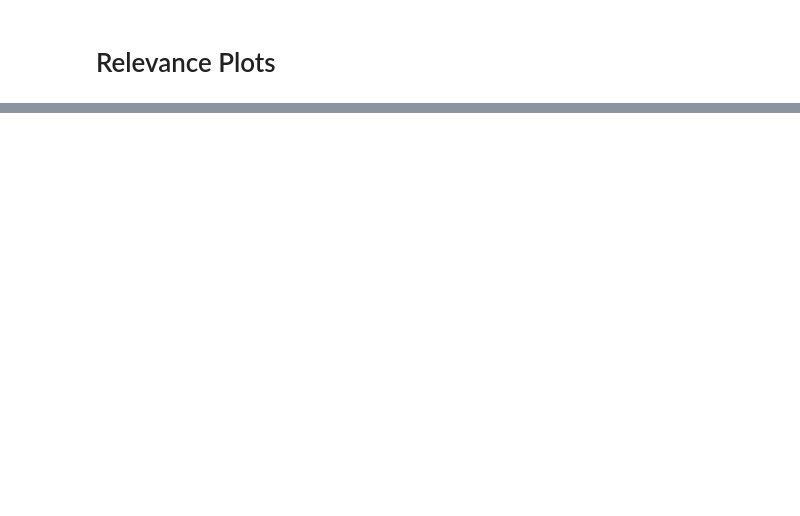
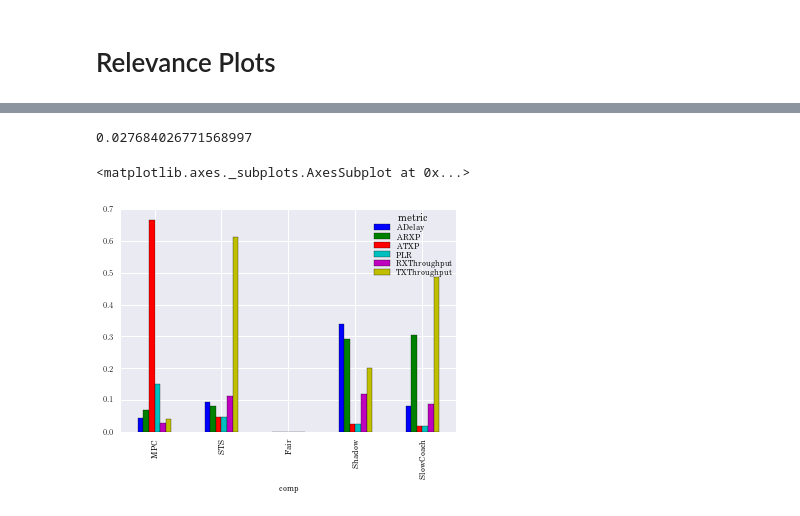
Before and after one commit to andrewbolster/aietes, a Jupyter notebook: scripts/notebooks/Chapters/Chapter 7.ipynb, the cells around one changed output, grey strips where cells are left out. Cells and saved outputs as stored; diff of their text form; code cells hidden in the pictures; blank space fills up the shorter version.

```diff
--- a/scripts/notebooks/Chapters/Chapter 7.ipynb
+++ b/scripts/notebooks/Chapters/Chapter 7.ipynb
@@ -71,0 +20,3 @@ dict(zip(metric_colour_map,[scalarMap.to_rgba(i) for i in range(len(metric_colou
+# %%
+outlier_weights = build_outlier_weights(outlier_path, observer=observer, target=target,
+                                        n_metrics=n_metrics, signed=False)
@@ -71,0 +74,7 @@ dict(zip(metric_colour_map,[scalarMap.to_rgba(i) for i in range(len(metric_colou
+# %%
+def format_features(feats):
+    alt_feats = pd.concat(feats, names=['base', 'comp', 'metric']).unstack('metric')
+    alt_feats.index.set_levels(
+        [[u'MPC', u'STS', u'Fair', u'Shadow', u'SlowCoach'], [u'MPC', u'STS', u'Fair', u'Shadow', u'SlowCoach']],
+        inplace=True)
+    return alt_feats
@@ -71,0 +116,10 @@ dict(zip(metric_colour_map,[scalarMap.to_rgba(i) for i in range(len(metric_colou
+# %%
+phys_keys = ['INDD', 'INHD', 'Speed']
+comm_keys = ['ADelay', 'ARXP', 'ATXP', 'RXThroughput', 'TXThroughput', 'PLR']
+
+comm_keys_alt = ['ATXP', 'RXThroughput', 'TXThroughput', 'PLR','INDD']
+phys_keys_alt = ['ADelay','ARXP', 'INDD', 'INHD', 'Speed']
+
+def metric_key_inverter(desired_keys):
+    drop_keys = sorted(list(set(key_order).difference(desired_keys)),key=lambda x: key_order.index(x))
+    return drop_keys
@@ -71,0 +135,10 @@ dict(zip(metric_colour_map,[scalarMap.to_rgba(i) for i in range(len(metric_colou
+# %%
+%%time
+comms_only_weights = drop_metrics_from_weights_by_key(
+    outlier_weights, metric_key_inverter(comm_keys))
+comms_only_feats = format_features(target_weight_feature_extractor(comms_only_weights, n_estimators=128))
+
+comms_only_feats.loc['Fair'].plot(kind='bar')
+baseline_fair_comms_only - comms_only_feats.loc['Fair']
+(baseline_fair_comms_only - comms_only_feats.loc['Fair']).plot(kind='bar')
+print (baseline_fair_comms_only - comms_only_feats.loc['Fair']).abs().sum().sum()
@@ -71,0 +156,10 @@ dict(zip(metric_colour_map,[scalarMap.to_rgba(i) for i in range(len(metric_colou
+# %%
+(baseline_fair_comms_only - comms_only_feats.loc['Fair']).abs().sum().sum()
+# %% [output]
+0.027684026771568997
+# %%
+baseline_fair_comms_only = comms_only_feats.loc['Fair']
+baseline_fair_comms_only.plot(kind='bar')
+# %% [output]
+<matplotlib.axes._subplots.AxesSubplot at 0x...>
+[figure, added]
```
Also changed, not shown: parts of 41 cells of this notebook, 8 other files.
